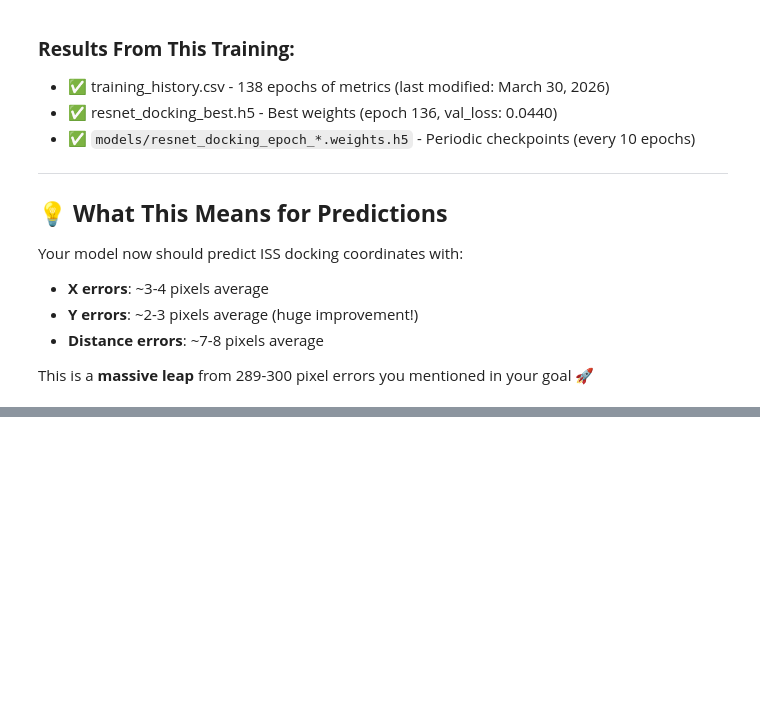
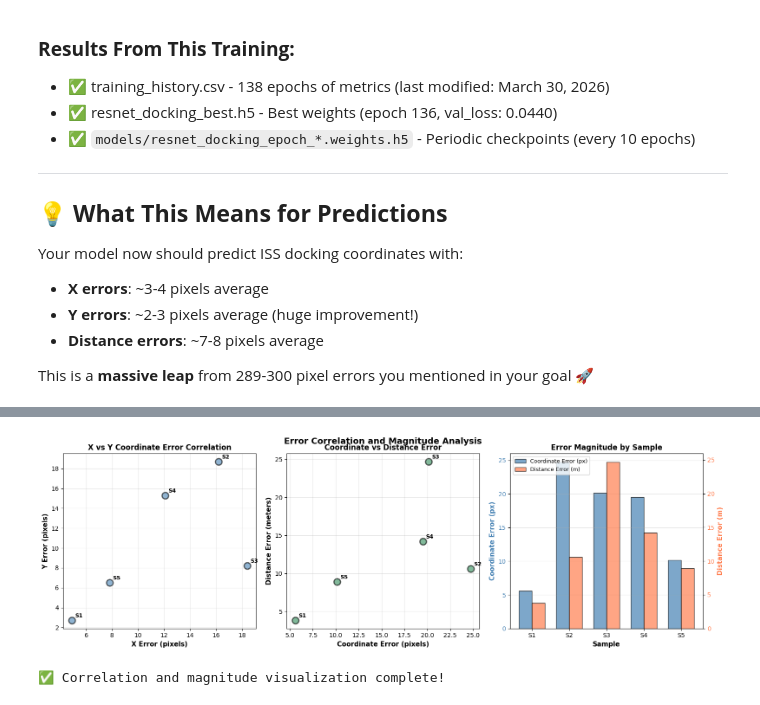
Before and after one commit to adwait-mitadt/mitadtu-docking, a Jupyter notebook: model_prediction_comparison.ipynb, the cells around one changed output, grey strips where cells are left out. Cells and saved outputs as stored; diff of their text form; code cells hidden in the pictures; blank space fills up the shorter version.

```diff
--- a/model_prediction_comparison.ipynb
+++ b/model_prediction_comparison.ipynb
@@ -809,0 +886,58 @@ print(f"{'='*70}")
+# %%
+# Correlation Analysis and Error Magnitude Visualization
+fig, axes = plt.subplots(1, 3, figsize=(16, 5))
+
+# X vs Y Coordinate Error Correlation
+axes[0].scatter(x_errors_list, y_errors_list, s=120, alpha=0.6, color='steelblue', edgecolor='black', linewidth=2)
+for i in range(len(x_errors_list)):
+    axes[0].annotate(f'S{i+1}', (x_errors_list[i], y_errors_list[i]),
+                    xytext=(5, 5), textcoords='offset points', fontsize=9, fontweight='bold')
+axes[0].set_xlabel('X Error (pixels)', fontsize=11, fontweight='bold')
+axes[0].set_ylabel('Y Error (pixels)', fontsize=11, fontweight='bold')
+axes[0].set_title('X vs Y Coordinate Error Correlation', fontsize=12, fontweight='bold')
+axes[0].grid(True, alpha=0.3)
+
+# Coordinate Error vs Distance Error
+axes[1].scatter(coord_errors, dist_errors_list, s=120, alpha=0.6, color='seagreen', edgecolor='black', linewidth=2)
+for i in range(len(coord_errors)):
+    axes[1].annotate(f'S{i+1}', (coord_errors[i], dist_errors_list[i]),
+                    xytext=(5, 5), textcoords='offset points', fontsize=9, fontweight='bold')
+axes[1].set_xlabel('Coordinate Error (pixels)', fontsize=11, fontweight='bold')
+axes[1].set_ylabel('Distance Error (meters)', fontsize=11, fontweight='bold')
+axes[1].set_title('Coordinate vs Distance Error', fontsize=12, fontweight='bold')
+axes[1].grid(True, alpha=0.3)
+
+# Error Magnitude Comparison
+sample_labels = [f'S{i+1}' for i in range(len(coord_errors))]
+x_pos = np.arange(len(sample_labels))
+width = 0.35
+
+bars1 = axes[2].bar(x_pos - width/2, coord_errors, width, label='Coordinate Error (px)',
+                   color='steelblue', alpha=0.7, edgecolor='black')
+axes2_twin = axes[2].twinx()
+bars2 = axes2_twin.bar(x_pos + width/2, dist_errors_list, width, label='Distance Error (m)',
+                      color='coral', alpha=0.7, edgecolor='black')
+
+axes[2].set_xlabel('Sample', fontsize=11, fontweight='bold')
+axes[2].set_ylabel('Coordinate Error (px)', fontsize=11, fontweight='bold', color='steelblue')
+axes2_twin.set_ylabel('Distance Error (m)', fontsize=11, fontweight='bold', color='coral')
+axes[2].set_title('Error Magnitude by Sample', fontsize=12, fontweight='bold')
+axes[2].set_xticks(x_pos)
+axes[2].set_xticklabels(sample_labels)
+axes[2].tick_params(axis='y', labelcolor='steelblue')
+axes2_twin.tick_params(axis='y', labelcolor='coral')
+axes[2].grid(True, alpha=0.3, axis='y')
+
+# Add legend
+lines1, labels1 = axes[2].get_legend_handles_labels()
+lines2, labels2 = axes2_twin.get_legend_handles_labels()
+axes[2].legend(lines1 + lines2, labels1 + labels2, loc='upper left', fontsize=9)
+
+plt.tight_layout()
+plt.suptitle('Error Correlation and Magnitude Analysis', fontsize=14, fontweight='bold', y=1.00)
+plt.show()
+
+print("✅ Correlation and magnitude visualization complete!")
+# %% [output]
+[figure, added]
+✅ Correlation and magnitude visualization complete!
```
Also changed, not shown: parts of 15 cells of this notebook, 5 other files.
